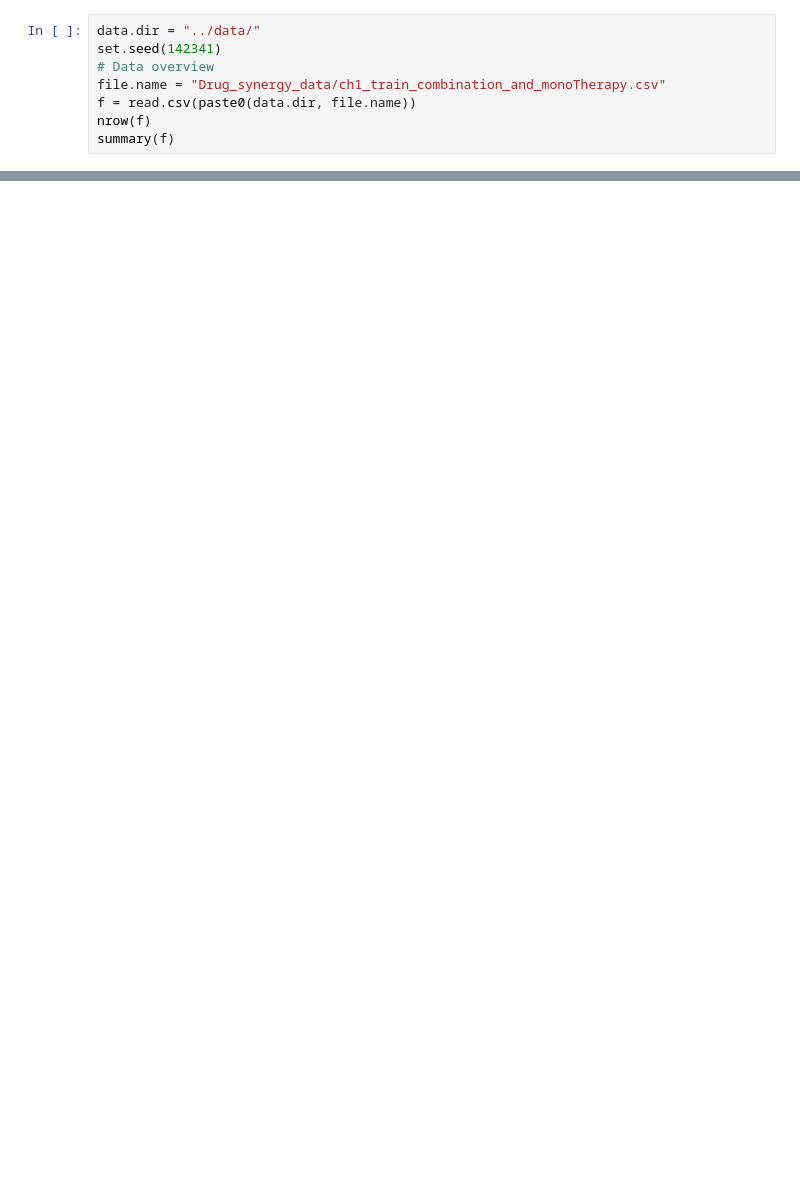
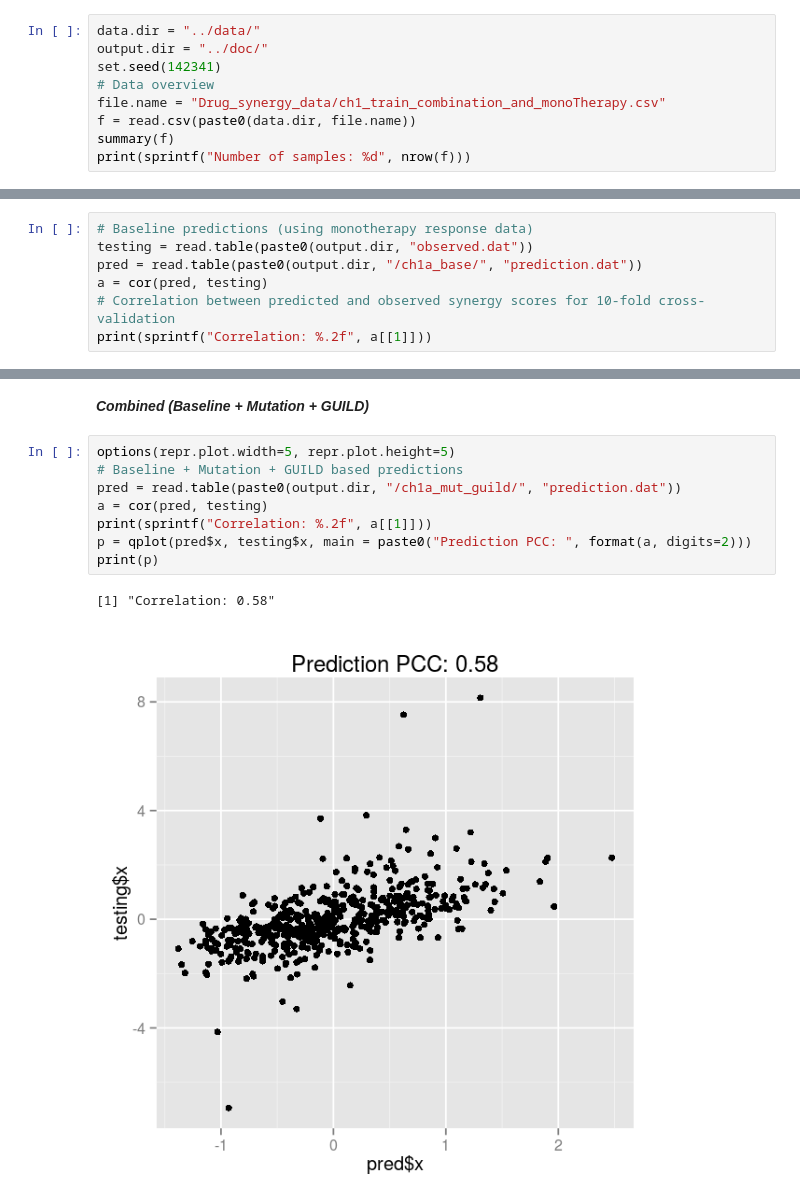
Before and after one commit to emreg00/dream_azs, a Jupyter notebook: dream.ipynb, the cells around one changed output, grey strips where cells are left out. Saved outputs shown, nothing was run; the diff lists cells and outputs as text; blank space fills up the shorter version.

Commit message:
Runs for combined predictors and notebook update

```diff
--- a/dream.ipynb
+++ b/dream.ipynb
@@ -15,9 +14,10 @@ Interestingly, using GUILD, only the predictions for subtask *(ii)* improved but
 # %%
 data.dir = "../data/"
+output.dir = "../doc/"
 set.seed(142341)
 # Data overview
 file.name = "Drug_synergy_data/ch1_train_combination_and_monoTherapy.csv"
 f = read.csv(paste0(data.dir, file.name))
-nrow(f)
 summary(f)
+print(sprintf("Number of samples: %d", nrow(f)))
 # %% [output]
@@ -91,0 +99,7 @@ print(c("Correlated features:", colnames(f)[cor.idx]))
+# %%
+# Baseline predictions (using monotherapy response data)
+testing = read.table(paste0(output.dir, "observed.dat"))
+pred = read.table(paste0(output.dir, "/ch1a_base/", "prediction.dat"))
+a = cor(pred, testing)
+# Correlation between predicted and observed synergy scores for 10-fold cross-validation
+print(sprintf("Correlation: %.2f", a[[1]]))
@@ -91,0 +157,13 @@ print(c("Correlated features:", colnames(f)[cor.idx]))
+# %% [markdown]
+***Combined (Baseline + Mutation + GUILD)***
+# %%
+options(repr.plot.width=5, repr.plot.height=5)
+# Baseline + Mutation + GUILD based predictions
+pred = read.table(paste0(output.dir, "/ch1a_mut_guild/", "prediction.dat"))
+a = cor(pred, testing)
+print(sprintf("Correlation: %.2f", a[[1]]))
+p = qplot(pred$x, testing$x, main = paste0("Prediction PCC: ", format(a, digits=2)))
+print(p)
+# %% [output]
+[1] "Correlation: 0.58"
+[figure, added]
```
Also changed, not shown: parts of 19 cells of this notebook, 1 other file.
